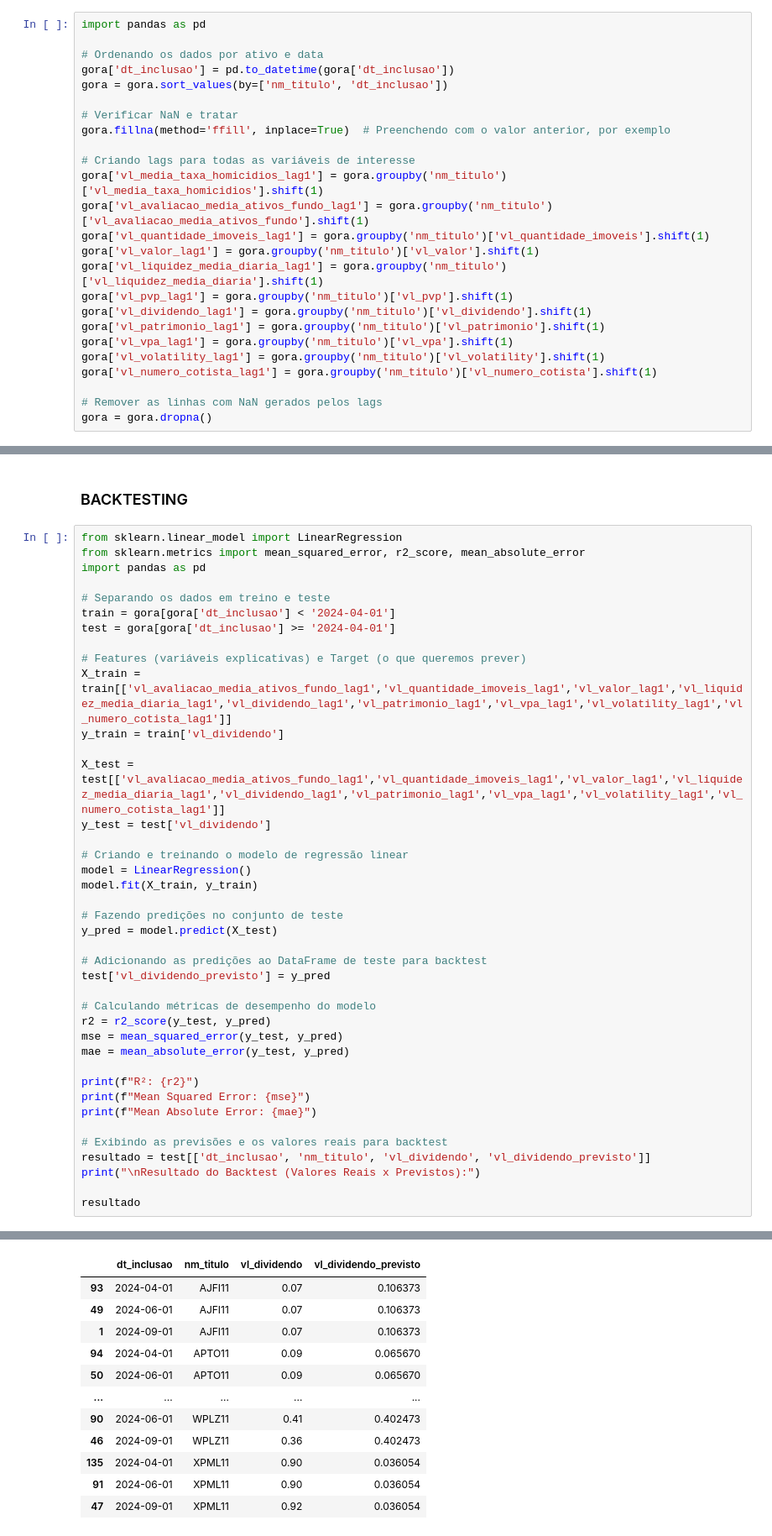
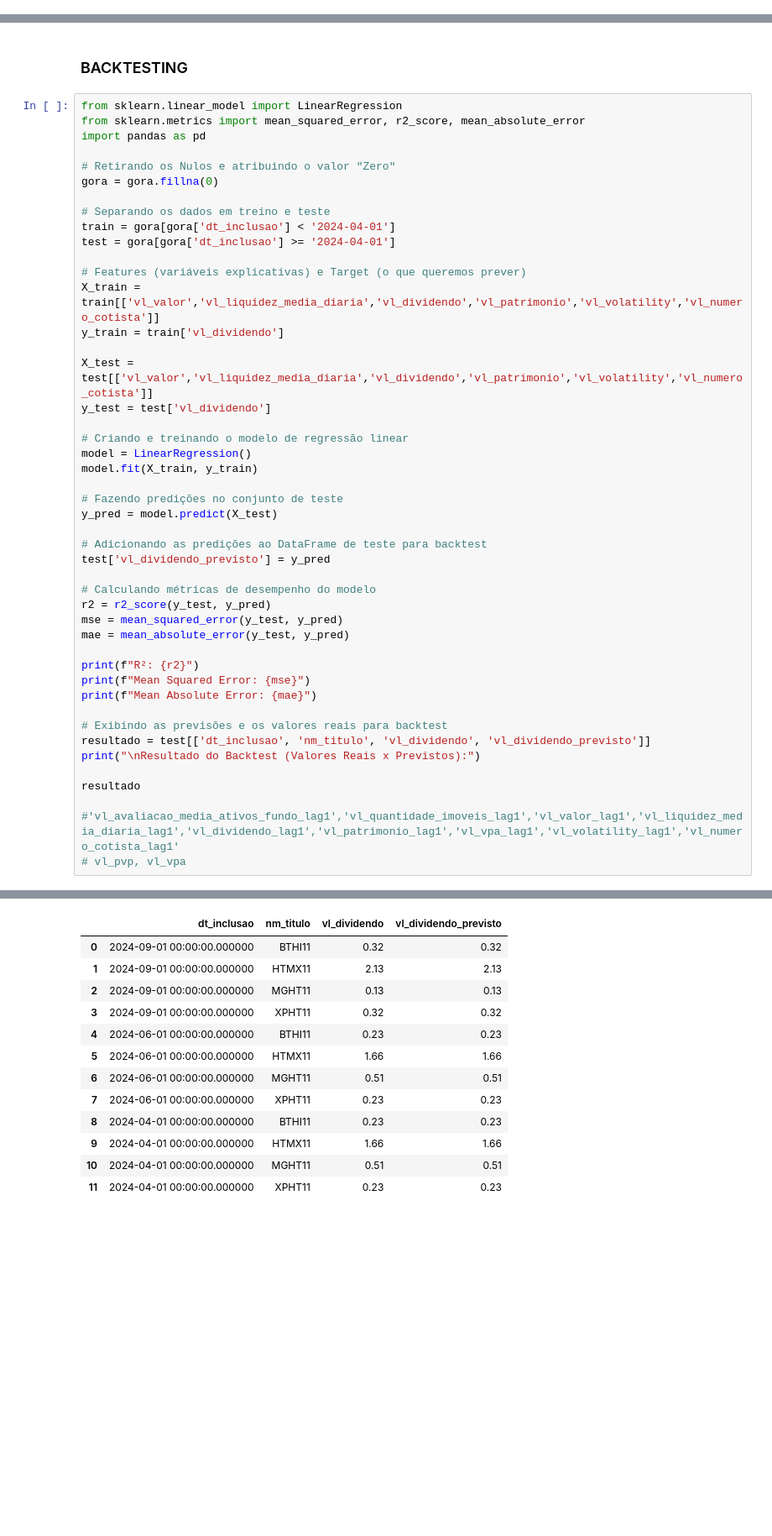
Before and after one commit to PeBatista/MovimentoAlgora-Projeto-Itau-2024.6, a Jupyter notebook: Análise_Exploratoria_FII2016_2024-Cluster.ipynb, the cells around one changed output, grey strips where cells are left out. Shown at 84% size. Cells and saved outputs as stored; diff of their text form; blank space fills up the shorter version.

```diff
--- a/Análise_Exploratoria_FII2016_2024-Cluster.ipynb
+++ b/Análise_Exploratoria_FII2016_2024-Cluster.ipynb
@@ -429,25 +408,0 @@ algora[colunas_existentes].describe()
-# %%
-import pandas as pd
-
-# Ordenando os dados por ativo e data
-gora['dt_inclusao'] = pd.to_datetime(gora['dt_inclusao'])
-gora = gora.sort_values(by=['nm_titulo', 'dt_inclusao'])
-
-# Verificar NaN e tratar
-gora.fillna(method='ffill', inplace=True)  # Preenchendo com o valor anterior, por exemplo
-
-# Criando lags para todas as variáveis de interesse
-gora['vl_media_taxa_homicidios_lag1'] = gora.groupby('nm_titulo')['vl_media_taxa_homicidios'].shift(1)
-gora['vl_avaliacao_media_ativos_fundo_lag1'] = gora.groupby('nm_titulo')['vl_avaliacao_media_ativos_fundo'].shift(1)
-gora['vl_quantidade_imoveis_lag1'] = gora.groupby('nm_titulo')['vl_quantidade_imoveis'].shift(1)
-gora['vl_valor_lag1'] = gora.groupby('nm_titulo')['vl_valor'].shift(1)
-gora['vl_liquidez_media_diaria_lag1'] = gora.groupby('nm_titulo')['vl_liquidez_media_diaria'].shift(1)
-gora['vl_pvp_lag1'] = gora.groupby('nm_titulo')['vl_pvp'].shift(1)
-gora['vl_dividendo_lag1'] = gora.groupby('nm_titulo')['vl_dividendo'].shift(1)
-gora['vl_patrimonio_lag1'] = gora.groupby('nm_titulo')['vl_patrimonio'].shift(1)
-gora['vl_vpa_lag1'] = gora.groupby('nm_titulo')['vl_vpa'].shift(1)
-gora['vl_volatility_lag1'] = gora.groupby('nm_titulo')['vl_volatility'].shift(1)
-gora['vl_numero_cotista_lag1'] = gora.groupby('nm_titulo')['vl_numero_cotista'].shift(1)
-
-# Remover as linhas com NaN gerados pelos lags
-gora = gora.dropna()
@@ -459,16 +436,19 @@ DataFrame.fillna with 'method' is deprecated and will raise in a future version.
 from sklearn.linear_model import LinearRegression
 from sklearn.metrics import mean_squared_error, r2_score, mean_absolute_error
 import pandas as pd
+
+# Retirando os Nulos e atribuindo o valor "Zero"
+gora = gora.fillna(0)
 
 # Separando os dados em treino e teste
 train = gora[gora['dt_inclusao'] < '2024-04-01']
 test = gora[gora['dt_inclusao'] >= '2024-04-01']
 
 # Features (variáveis explicativas) e Target (o que queremos prever)
-X_train = train[['vl_avaliacao_media_ativos_fundo_lag1','vl_quantidade_imoveis_lag1','vl_valor_lag1','vl_liquidez_media_diaria_lag1','vl_dividendo_lag1','vl_patrimonio_lag1','vl_vpa_lag1','vl_volatility_lag1','vl_numero_cotista_lag1']]
+X_train = train[['vl_valor','vl_liquidez_media_diaria','vl_dividendo','vl_patrimonio','vl_volatility','vl_numero_cotista']]
 y_train = train['vl_dividendo']
 
-X_test = test[['vl_avaliacao_media_ativos_fundo_lag1','vl_quantidade_imoveis_lag1','vl_valor_lag1','vl_liquidez_media_diaria_lag1','vl_dividendo_lag1','vl_patrimonio_lag1','vl_vpa_lag1','vl_volatility_lag1','vl_numero_cotista_lag1']]
+X_test = test[['vl_valor','vl_liquidez_media_diaria','vl_dividendo','vl_patrimonio','vl_volatility','vl_numero_cotista']]
 y_test = test['vl_dividendo']
 
 # Criando e treinando o modelo de regressão linear
@@ -495,4 +475,7 @@ resultado = test[['dt_inclusao', 'nm_titulo', 'vl_dividendo', 'vl_dividendo_prev
 print("\nResultado do Backtest (Valores Reais x Previstos):")
 
 resultado
+
+#'vl_avaliacao_media_ativos_fundo_lag1','vl_quantidade_imoveis_lag1','vl_valor_lag1','vl_liquidez_media_diaria_lag1','vl_dividendo_lag1','vl_patrimonio_lag1','vl_vpa_lag1','vl_volatility_lag1','vl_numero_cotista_lag1'
+# vl_pvp, vl_vpa
 # %% [output]
@@ -502,18 +485,19 @@ Mean Absolute Error: 5.976546050825687
 
 Resultado do Backtest (Valores Reais x Previstos):
 A value is trying to be set on a copy of a slice from a DataFrame.
 Try using .loc[row_indexer,col_indexer] = value instead
 
 See the caveats in the documentation: https://pandas.pydata.org/pandas-docs/stable/user_guide/indexing.html#returning-a-view-versus-a-copy
 |  | dt_inclusao | nm_titulo | vl_dividendo | vl_dividendo_previsto |
-| 93 | 2024-04-01 | AJFI11 | 0.07 | 0.106373 |
-| 49 | 2024-06-01 | AJFI11 | 0.07 | 0.106373 |
-| 1 | 2024-09-01 | AJFI11 | 0.07 | 0.106373 |
-| 94 | 2024-04-01 | APTO11 | 0.09 | 0.065670 |
-| 50 | 2024-06-01 | APTO11 | 0.09 | 0.065670 |
-| ... | ... | ... | ... | ... |
-| 90 | 2024-06-01 | WPLZ11 | 0.41 | 0.402473 |
-| 46 | 2024-09-01 | WPLZ11 | 0.36 | 0.402473 |
-| 135 | 2024-04-01 | XPML11 | 0.90 | 0.036054 |
-| 91 | 2024-06-01 | XPML11 | 0.90 | 0.036054 |
-| 47 | 2024-09-01 | XPML11 | 0.92 | 0.036054 |
+| 0 | 2024-09-01 00:00:00.000000 | BTHI11 | 0.32 | 0.32 |
+| 1 | 2024-09-01 00:00:00.000000 | HTMX11 | 2.13 | 2.13 |
+| 2 | 2024-09-01 00:00:00.000000 | MGHT11 | 0.13 | 0.13 |
+| 3 | 2024-09-01 00:00:00.000000 | XPHT11 | 0.32 | 0.32 |
+| 4 | 2024-06-01 00:00:00.000000 | BTHI11 | 0.23 | 0.23 |
+| 5 | 2024-06-01 00:00:00.000000 | HTMX11 | 1.66 | 1.66 |
+| 6 | 2024-06-01 00:00:00.000000 | MGHT11 | 0.51 | 0.51 |
+| 7 | 2024-06-01 00:00:00.000000 | XPHT11 | 0.23 | 0.23 |
+| 8 | 2024-04-01 00:00:00.000000 | BTHI11 | 0.23 | 0.23 |
+| 9 | 2024-04-01 00:00:00.000000 | HTMX11 | 1.66 | 1.66 |
+| 10 | 2024-04-01 00:00:00.000000 | MGHT11 | 0.51 | 0.51 |
+| 11 | 2024-04-01 00:00:00.000000 | XPHT11 | 0.23 | 0.23 |
```
Also changed, not shown: parts of 11 cells of this notebook.
